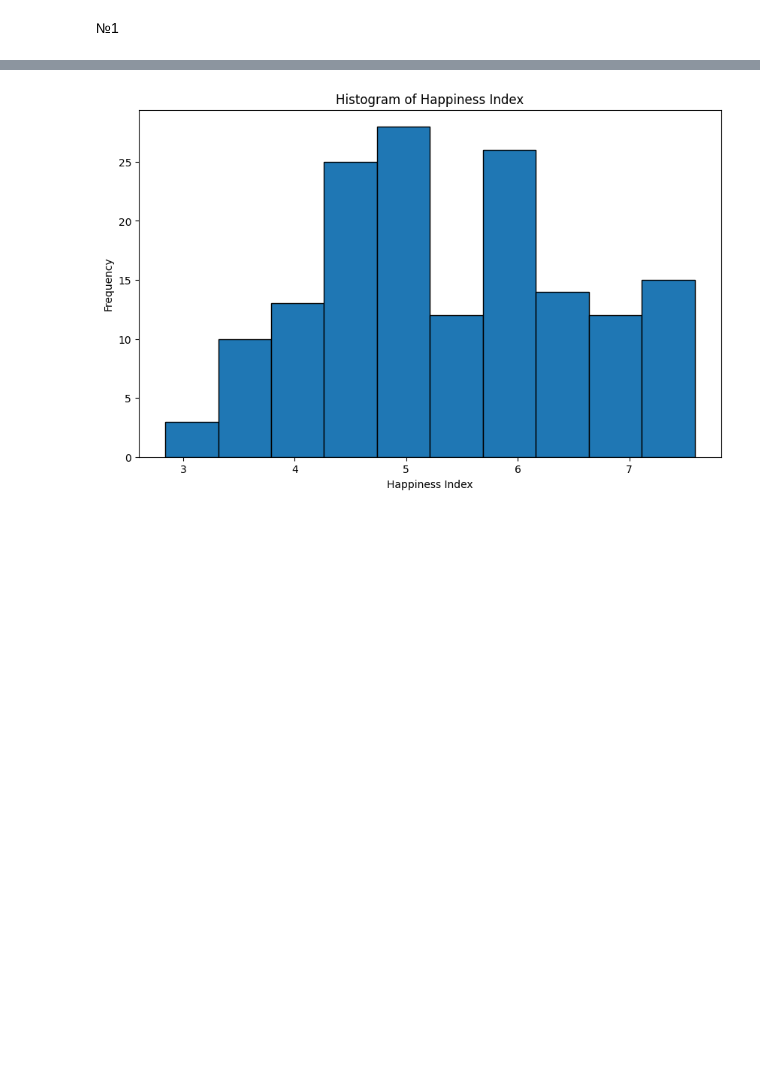
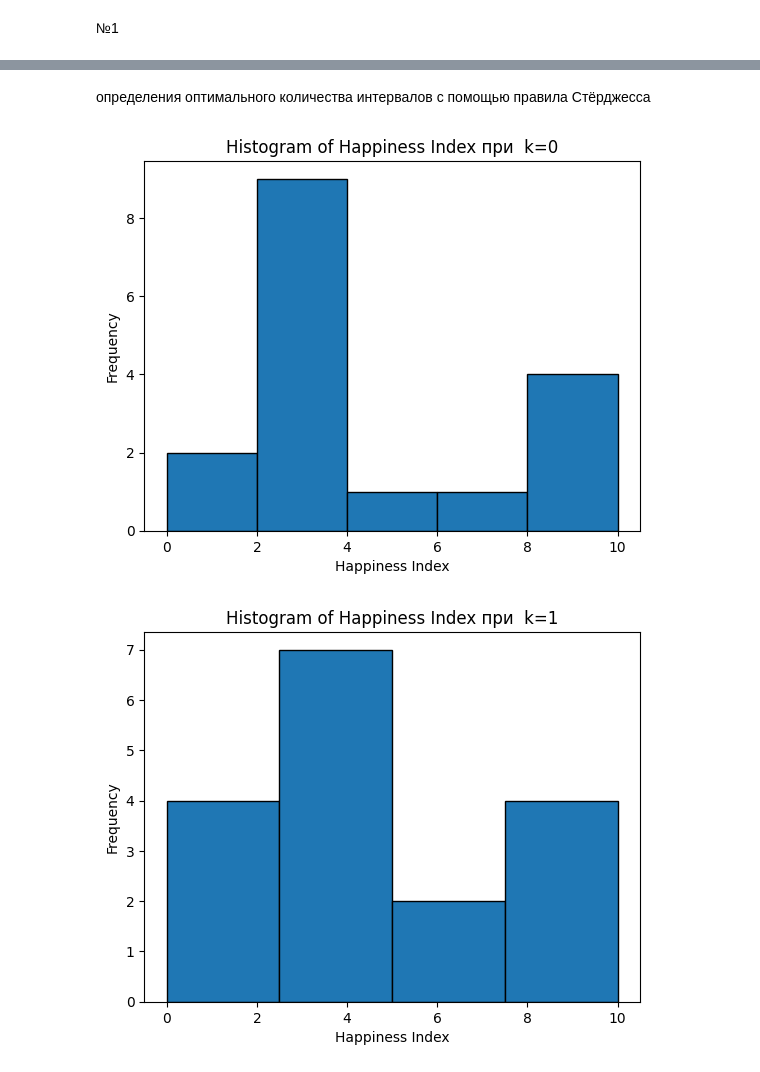
Before and after one commit to Sypoo1/TVIMS, a Jupyter notebook: main.ipynb, the cells around one changed output, grey strips where cells are left out. Saved outputs shown, nothing was run; the diff lists cells and outputs as text; code cells hidden in the pictures; blank space fills up the shorter version.

```diff
--- a/main.ipynb
+++ b/main.ipynb
@@ -72,12 +77,35 @@ plt.show()
-# %%
-import matplotlib.pyplot as plt
-
-# Построение гистограммы для 'Индекс Счастья'
-plt.figure(figsize=(10,6))
-plt.hist(df_2015['Индекс Счастья'] ,edgecolor='black')
-plt.title('Histogram of Happiness Index')
-plt.xlabel('Happiness Index')
-plt.ylabel('Frequency')
-plt.show()
-# %% [output]
-[figure, removed]
+# %% [markdown]
+определения оптимального количества интервалов с помощью правила Стёрджесса
+# %%
+# Размер выборки
+n = len(df_2021['Индекс счастья'])
+
+# Вычисление количества интервалов по формуле Стёрджесса
+k = int(1 + np.log2(n))
+
+maxHappines = df_2021['Индекс счастья'].max() + 0.0005
+minHappines = df_2021['Индекс счастья'].min() - 0.0005
+
+# Размах выборки
+rangeOfHappinessIndex= (maxHappines - minHappines)
+
+for i in range(0, 3):
+
+    # Вычисление ширины интервала
+    width = (rangeOfHappinessIndex / (k - i))
+
+    # Создание списка границ интервалов
+    bin_edges = np.arange(start=minHappines,
+                        stop=maxHappines+width,
+                        step=width)
+
+
+    # Построение гистограммы
+    plt.hist(df_2021['Индекс счастья'], bins=bin_edges, edgecolor='black')
+    plt.title('Histogram of Happiness Index ' + 'при  k=' + str(i))
+    plt.xlabel('Happiness Index')
+    plt.ylabel('Frequency')
+    plt.show()
+# %% [output]
+[figure, added]
+[figure, added]
```
Also changed, not shown: parts of 7 cells of this notebook.
